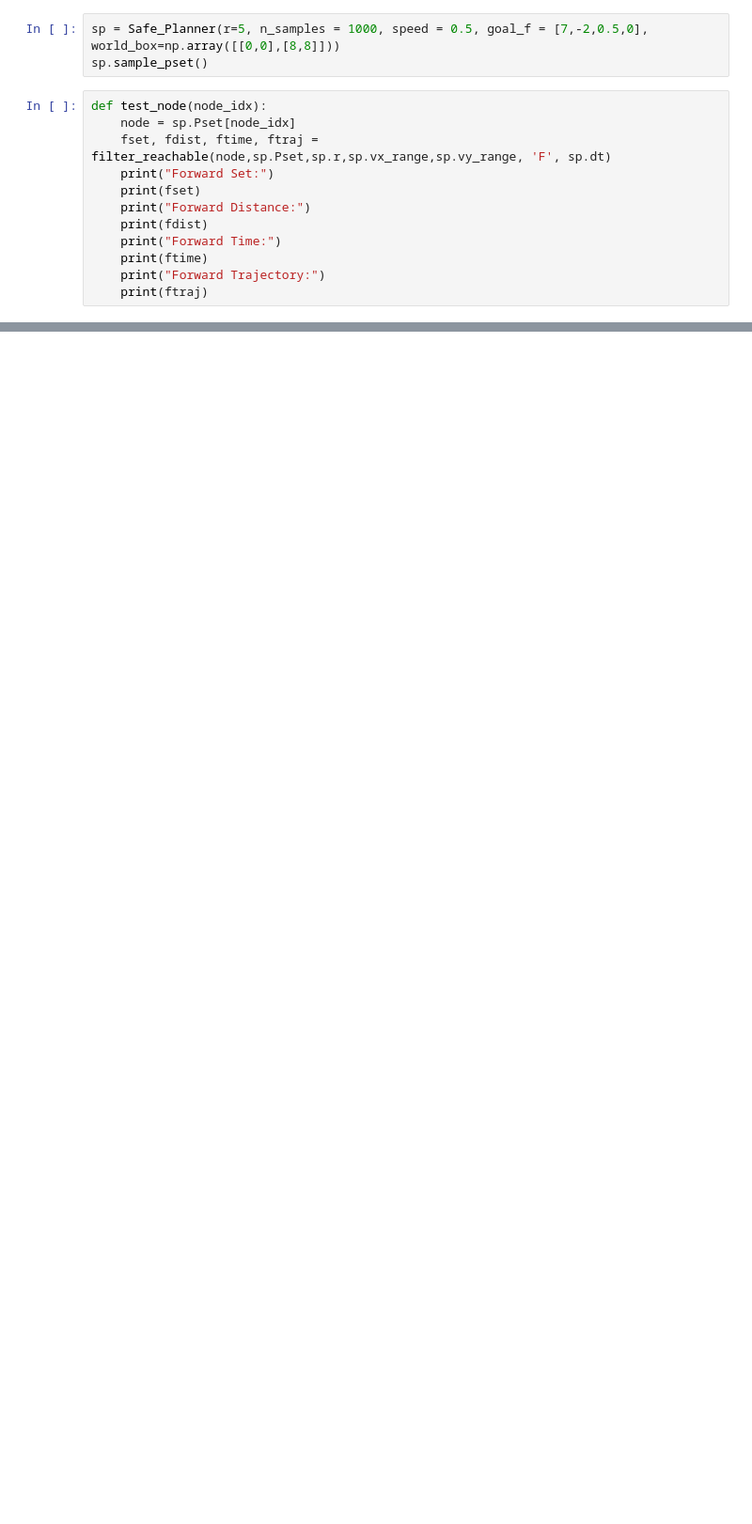
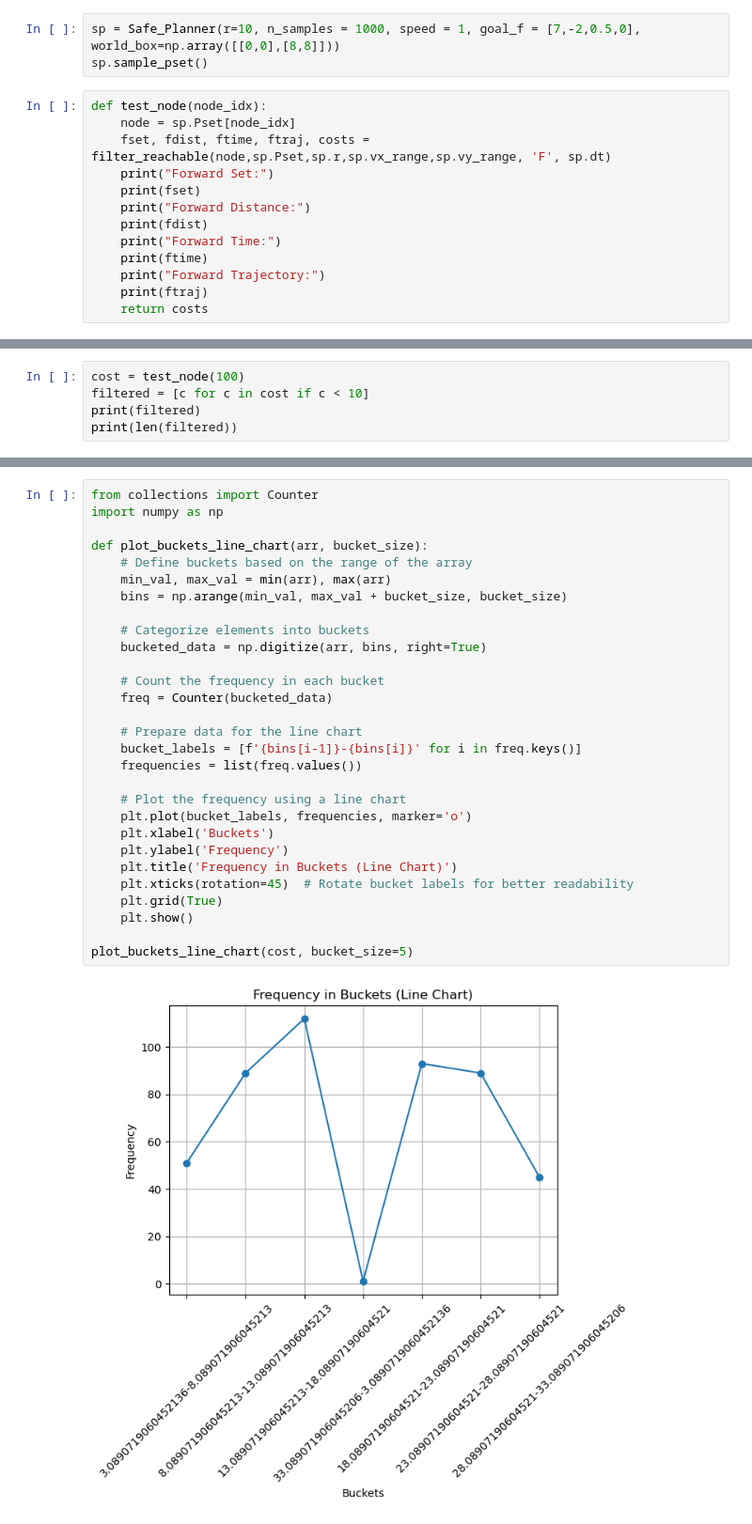
Before and after one commit to irom-lab/perception-guarantees, a Jupyter notebook: test_functions.ipynb, the cells around one changed output, grey strips where cells are left out. Shown: that part at 94% size. Saved outputs shown, nothing was run; the diff lists cells and outputs as text; blank space fills up the shorter version.

```diff
--- a/test_functions.ipynb
+++ b/test_functions.ipynb
@@ -5,10 +7,10 @@ from planning.utils import filter_reachable
 # %%
-sp = Safe_Planner(r=5, n_samples = 1000, speed = 0.5, goal_f = [7,-2,0.5,0], world_box=np.array([[0,0],[8,8]]))
+sp = Safe_Planner(r=10, n_samples = 1000, speed = 1, goal_f = [7,-2,0.5,0], world_box=np.array([[0,0],[8,8]]))
 sp.sample_pset()
 # %%
 def test_node(node_idx):
     node = sp.Pset[node_idx]
-    fset, fdist, ftime, ftraj = filter_reachable(node,sp.Pset,sp.r,sp.vx_range,sp.vy_range, 'F', sp.dt)
+    fset, fdist, ftime, ftraj, costs = filter_reachable(node,sp.Pset,sp.r,sp.vx_range,sp.vy_range, 'F', sp.dt)
     print("Forward Set:")
     print(fset)
     print("Forward Distance:")
@@ -17,3 +19,4 @@ def test_node(node_idx):
     print(ftime)
     print("Forward Trajectory:")
     print(ftraj)
+    return costs
@@ -68,0 +23,5 @@ ray.shutdown
+# %%
+cost = test_node(100)
+filtered = [c for c in cost if c < 10]
+print(filtered)
+print(len(filtered))
@@ -68,0 +66,31 @@ ray.shutdown
+# %%
+from collections import Counter
+import numpy as np
+
+def plot_buckets_line_chart(arr, bucket_size):
+    # Define buckets based on the range of the array
+    min_val, max_val = min(arr), max(arr)
+    bins = np.arange(min_val, max_val + bucket_size, bucket_size)
+
+    # Categorize elements into buckets
+    bucketed_data = np.digitize(arr, bins, right=True)
+
+    # Count the frequency in each bucket
+    freq = Counter(bucketed_data)
+
+    # Prepare data for the line chart
+    bucket_labels = [f'{bins[i-1]}-{bins[i]}' for i in freq.keys()]
+    frequencies = list(freq.values())
+
+    # Plot the frequency using a line chart
+    plt.plot(bucket_labels, frequencies, marker='o')
+    plt.xlabel('Buckets')
+    plt.ylabel('Frequency')
+    plt.title('Frequency in Buckets (Line Chart)')
+    plt.xticks(rotation=45)  # Rotate bucket labels for better readability
+    plt.grid(True)
+    plt.show()
+
+plot_buckets_line_chart(cost, bucket_size=5)
+# %% [output]
+[figure, added]
```
Also changed, not shown: parts of 7 cells of this notebook, 3 other files.
